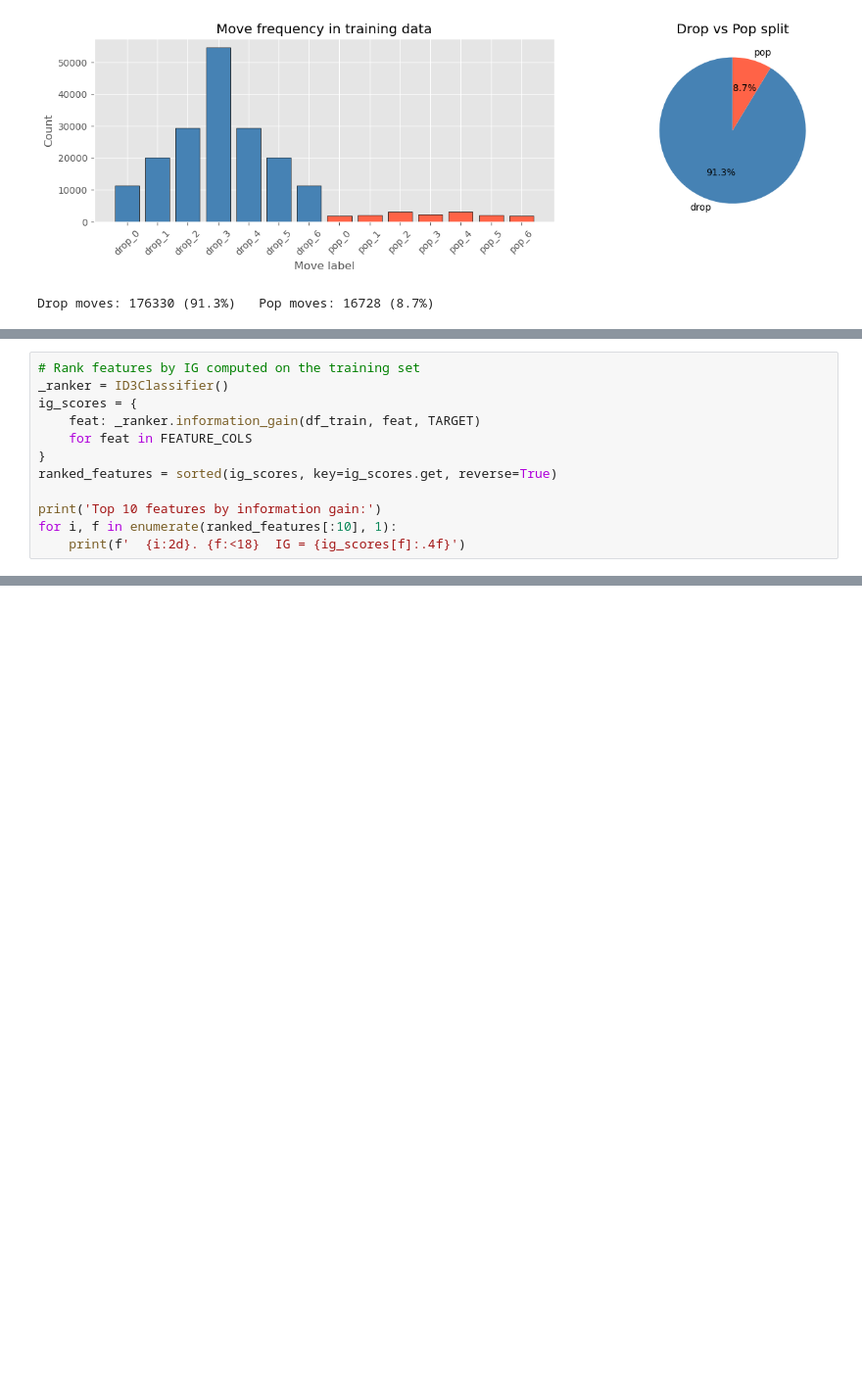
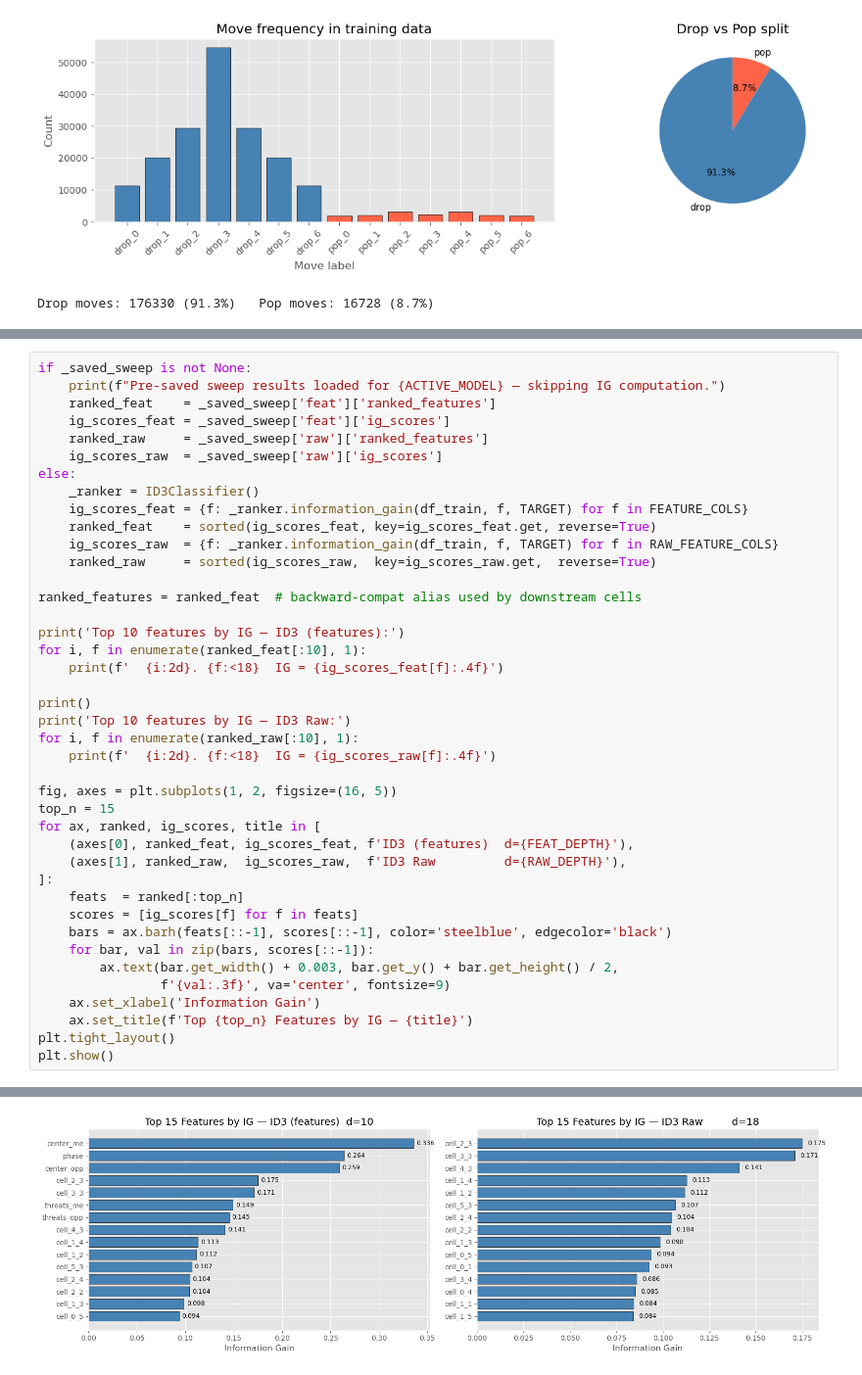
Before and after one commit to Difl4/popout-ai, a Jupyter notebook: notebooks/PopOut_Decision_Tree_Pipeline.ipynb, the cells around one changed output, grey strips where cells are left out. Shown at 98% size. Cells and saved outputs as stored; diff of their text form; blank space fills up the shorter version.

```diff
--- a/notebooks/PopOut_Decision_Tree_Pipeline.ipynb
+++ b/notebooks/PopOut_Decision_Tree_Pipeline.ipynb
@@ -380,13 +583,42 @@ The resulting accuracy curve reveals two things:
 # %%
-# Rank features by IG computed on the training set
-_ranker = ID3Classifier()
-ig_scores = {
-    feat: _ranker.information_gain(df_train, feat, TARGET)
-    for feat in FEATURE_COLS
-}
-ranked_features = sorted(ig_scores, key=ig_scores.get, reverse=True)
+if _saved_sweep is not None:
+    print(f"Pre-saved sweep results loaded for {ACTIVE_MODEL} — skipping IG computation.")
+    ranked_feat    = _saved_sweep['feat']['ranked_features']
+    ig_scores_feat = _saved_sweep['feat']['ig_scores']
+    ranked_raw     = _saved_sweep['raw']['ranked_features']
+    ig_scores_raw  = _saved_sweep['raw']['ig_scores']
+else:
+    _ranker = ID3Classifier()
+    ig_scores_feat = {f: _ranker.information_gain(df_train, f, TARGET) for f in FEATURE_COLS}
+    ranked_feat    = sorted(ig_scores_feat, key=ig_scores_feat.get, reverse=True)
+    ig_scores_raw  = {f: _ranker.information_gain(df_train, f, TARGET) for f in RAW_FEATURE_COLS}
+    ranked_raw     = sorted(ig_scores_raw,  key=ig_scores_raw.get,  reverse=True)
 
-print('Top 10 features by information gain:')
-for i, f in enumerate(ranked_features[:10], 1):
-    print(f'  {i:2d}. {f:<18}  IG = {ig_scores[f]:.4f}')
+ranked_features = ranked_feat  # backward-compat alias used by downstream cells
+
+print('Top 10 features by IG — ID3 (features):')
+for i, f in enumerate(ranked_feat[:10], 1):
+    print(f'  {i:2d}. {f:<18}  IG = {ig_scores_feat[f]:.4f}')
+
+print()
+print('Top 10 features by IG — ID3 Raw:')
+for i, f in enumerate(ranked_raw[:10], 1):
+    print(f'  {i:2d}. {f:<18}  IG = {ig_scores_raw[f]:.4f}')
+
+fig, axes = plt.subplots(1, 2, figsize=(16, 5))
+top_n = 15
+for ax, ranked, ig_scores, title in [
+    (axes[0], ranked_feat, ig_scores_feat, f'ID3 (features)  d={FEAT_DEPTH}'),
+    (axes[1], ranked_raw,  ig_scores_raw,  f'ID3 Raw         d={RAW_DEPTH}'),
+]:
+    feats  = ranked[:top_n]
+    scores = [ig_scores[f] for f in feats]
+    bars = ax.barh(feats[::-1], scores[::-1], color='steelblue', edgecolor='black')
+    for bar, val in zip(bars, scores[::-1]):
+        ax.text(bar.get_width() + 0.003, bar.get_y() + bar.get_height() / 2,
+                f'{val:.3f}', va='center', fontsize=9)
+    ax.set_xlabel('Information Gain')
+    ax.set_title(f'Top {top_n} Features by IG — {title}')
+plt.tight_layout()
+plt.show()
 # %% [output]
@@ -404 +642,2 @@ Top 10 features by information gain:
+[figure, added]
 # %%
```
Also changed, not shown: parts of 24 cells of this notebook, 19 other files.
